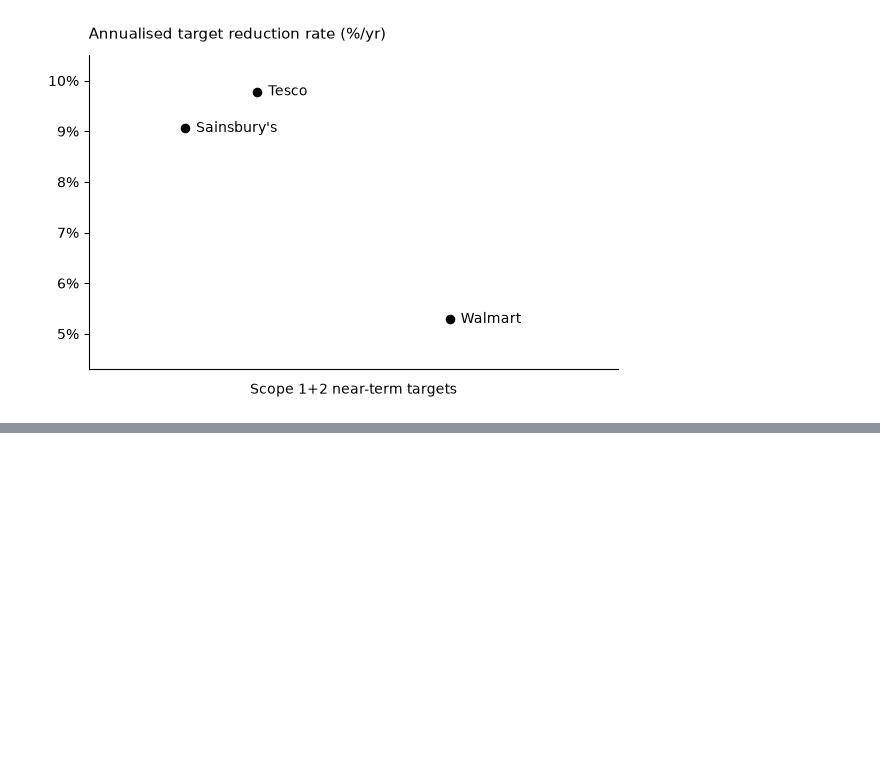
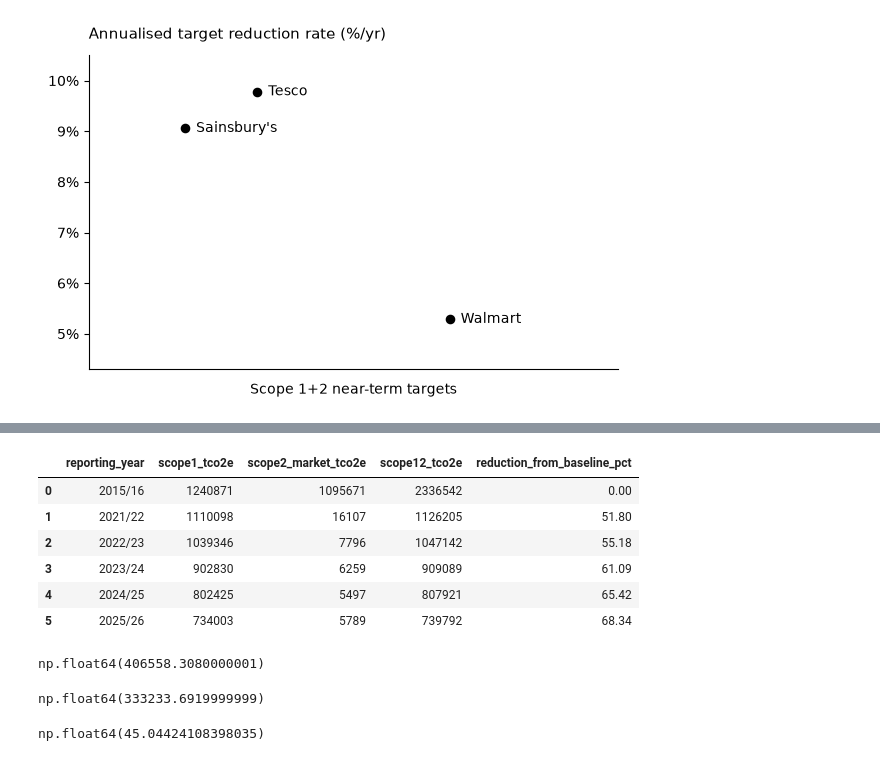
Before and after one commit to naema-bakar/retail-sustainability-benchmarking, a Jupyter notebook: notebooks/01_sbti_target_analysis.ipynb, the cells around one changed output, grey strips where cells are left out. Saved outputs shown, nothing was run; the diff lists cells and outputs as text; code cells hidden in the pictures; blank space fills up the shorter version.

```diff
--- a/notebooks/01_sbti_target_analysis.ipynb
+++ b/notebooks/01_sbti_target_analysis.ipynb
@@ -88,0 +142,47 @@ plt.show()
+# %%
+baseline = tesco_df.loc[0, "scope12_tco2e"]
+
+tesco_df["reduction_from_baseline_pct"] = (
+    (baseline - tesco_df["scope12_tco2e"]) / baseline
+) * 100
+
+tesco_df["reduction_from_baseline_pct"] = (
+    tesco_df["reduction_from_baseline_pct"].round(2)
+)
+
+tesco_df
+# %% [output]
+|  | reporting_year | scope1_tco2e | scope2_market_tco2e | scope12_tco2e | reduction_from_baseline_pct |
+| 0 | 2015/16 | 1240871 | 1095671 | 2336542 | 0.00 |
+| 1 | 2021/22 | 1110098 | 16107 | 1126205 | 51.80 |
+| 2 | 2022/23 | 1039346 | 7796 | 1047142 | 55.18 |
+| 3 | 2023/24 | 902830 | 6259 | 909089 | 61.09 |
+| 4 | 2024/25 | 802425 | 5497 | 807921 | 65.42 |
+| 5 | 2025/26 | 734003 | 5789 | 739792 | 68.34 |
+# %%
+sbti_target_reduction_pct = 82.6
+sbti_target_year = 2032
+target_emissions = baseline * (1 - sbti_target_reduction_pct / 100)
+
+target_emissions
+# %% [output]
+np.float64(406558.3080000001)
+# %%
+current_emissions = tesco_df.loc[
+    tesco_df["reporting_year"] == "2025/26",
+    "scope12_tco2e"
+].iloc[0]
+
+remaining_reduction_tco2e = current_emissions - target_emissions
+
+remaining_reduction_tco2e
+# %% [output]
+np.float64(333233.6919999999)
+# %%
+remaining_reduction_pct_current = (
+    remaining_reduction_tco2e / current_emissions
+) * 100
+
+remaining_reduction_pct_current
+# %% [output]
+np.float64(45.04424108398035)
```
Also changed, not shown: parts of 8 cells of this notebook.
